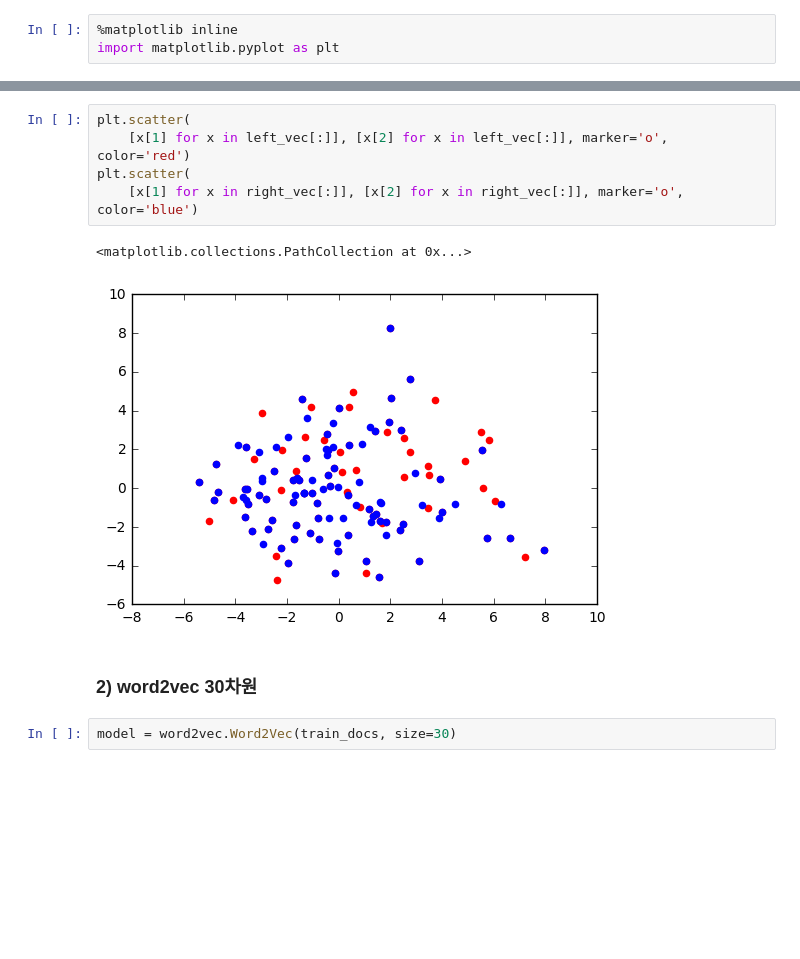
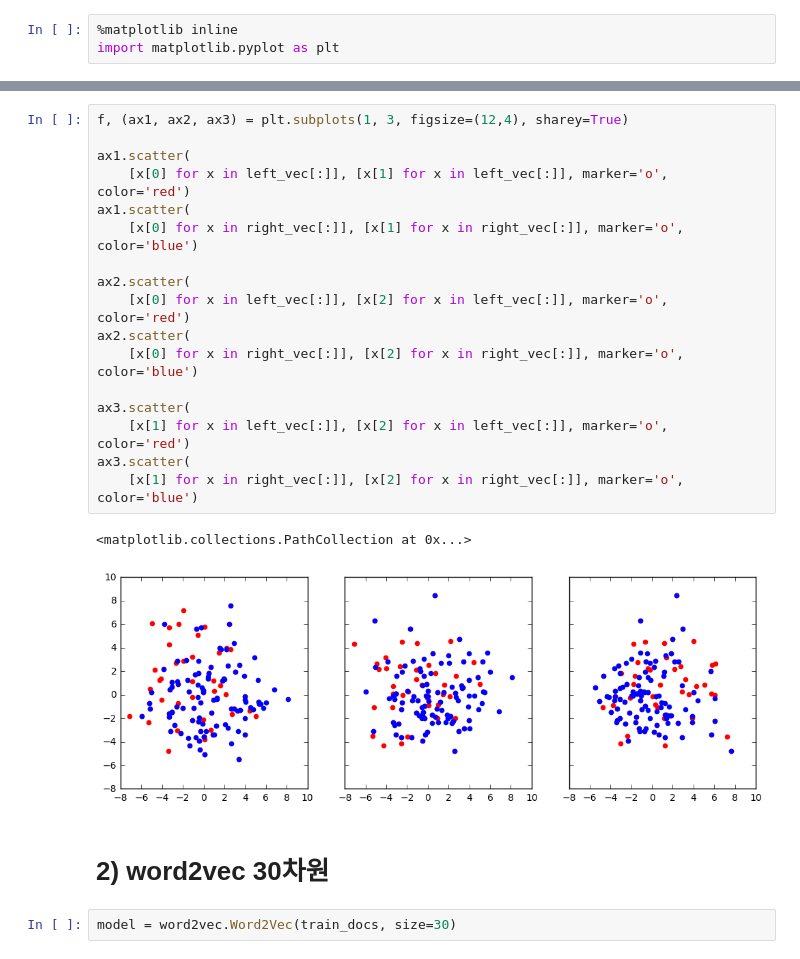
Before and after one commit to roomylee/SNS_Mining, a Jupyter notebook: word2vec/dimension_reduction_test.ipynb, the cells around one changed output, grey strips where cells are left out. Cells and saved outputs as stored; diff of their text form; blank space fills up the shorter version.

Commit message:
word2vec 3차원으로 생성, pca 사용X 로 바꿔서 Projection하도록 변경

```diff
--- a/word2vec/dimension_reduction_test.ipynb
+++ b/word2vec/dimension_reduction_test.ipynb
@@ -200,13 +184,25 @@ plt.scatter(
-# %%
-plt.scatter(
-    [x[1] for x in left_vec[:]], [x[2] for x in left_vec[:]], marker='o', color='red')
-plt.scatter(
-    [x[1] for x in right_vec[:]], [x[2] for x in right_vec[:]], marker='o', color='blue')
-# %% [output]
-<matplotlib.collections.PathCollection at 0x...>
-[figure, removed]
+# %%
+f, (ax1, ax2, ax3) = plt.subplots(1, 3, figsize=(12,4), sharey=True)
+
+ax1.scatter(
+    [x[0] for x in left_vec[:]], [x[1] for x in left_vec[:]], marker='o', color='red')
+ax1.scatter(
+    [x[0] for x in right_vec[:]], [x[1] for x in right_vec[:]], marker='o', color='blue')
+
+ax2.scatter(
+    [x[0] for x in left_vec[:]], [x[2] for x in left_vec[:]], marker='o', color='red')
+ax2.scatter(
+    [x[0] for x in right_vec[:]], [x[2] for x in right_vec[:]], marker='o', color='blue')
+
+ax3.scatter(
+    [x[1] for x in left_vec[:]], [x[2] for x in left_vec[:]], marker='o', color='red')
+ax3.scatter(
+    [x[1] for x in right_vec[:]], [x[2] for x in right_vec[:]], marker='o', color='blue')
+# %% [output]
+<matplotlib.collections.PathCollection at 0x...>
+[figure, added]
 # %% [markdown]
-### 2) word2vec 30차원
+# 2) word2vec 30차원
 # %%
 model = word2vec.Word2Vec(train_docs, size=30)
 # %%
```
Also changed, not shown: parts of 40 cells of this notebook, 3 other files.
